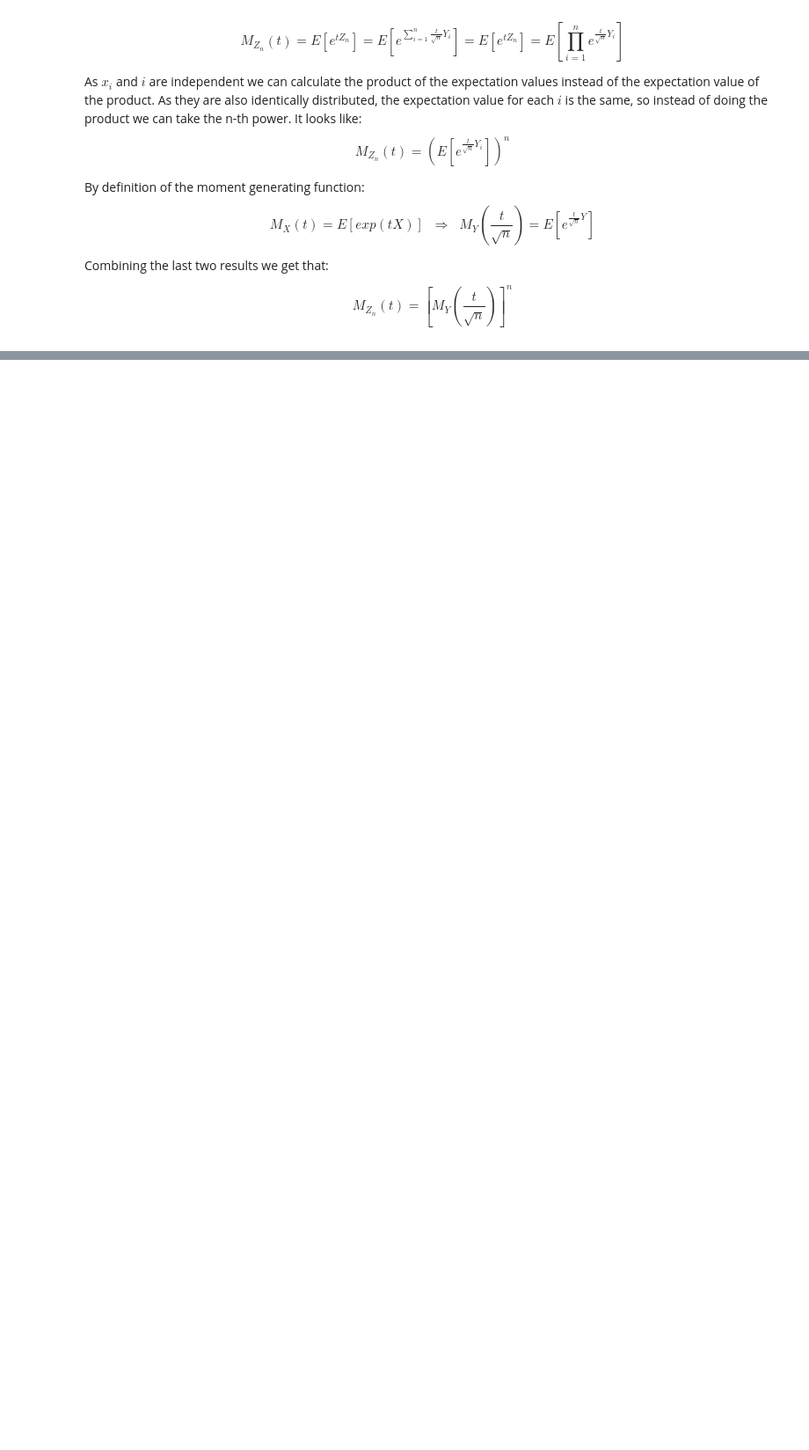
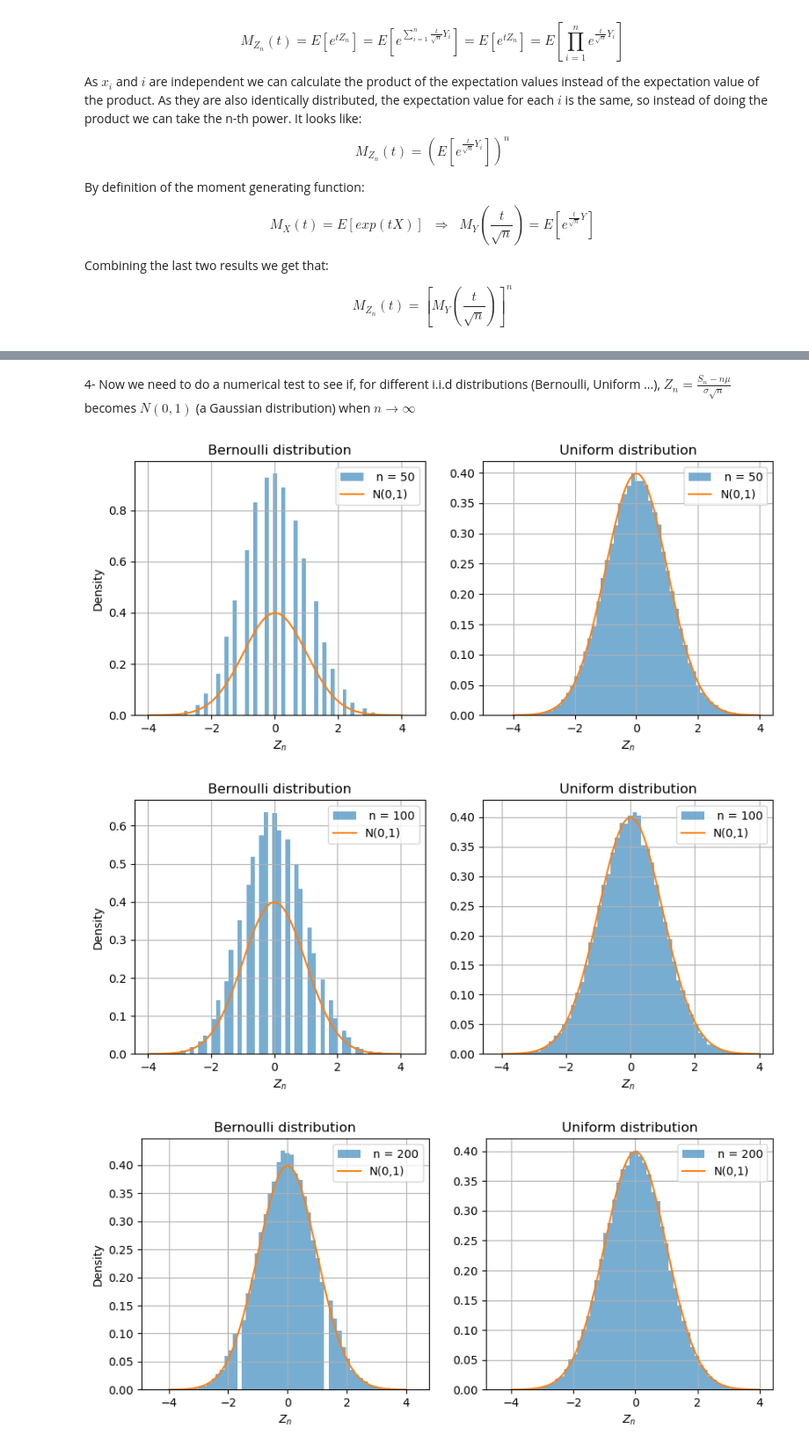
Before and after one commit to teresa-p-l/Complex-Systems, a Jupyter notebook: entrega1/Homework1_TeresaPuyol.ipynb, the cells around one changed output, grey strips where cells are left out. Shown at 88% size. Cells and saved outputs as stored; diff of their text form; code cells hidden in the pictures; blank space fills up the shorter version.

```diff
--- a/entrega1/Homework1_TeresaPuyol.ipynb
+++ b/entrega1/Homework1_TeresaPuyol.ipynb
@@ -247,0 +256,54 @@ $$\lim_{n\to\infty} M_{Z_n}(t) =\lim_{n\to\infty} (1 + \frac{t^2}{2})^n = e^{t^2
+# %% [markdown]
+4- Now we need to do a numerical test to see if, for different i.i.d distributions (Bernoulli, Uniform ...), $ Z_n = \frac{S_n - n\mu}{\sigma \sqrt{n}}$ becomes $N(0,1)$ (a Gaussian distribution) when $n \to \infty$
+# %%
+import numpy as np
+import matplotlib.pyplot as plt
+from scipy.stats import norm
+
+
+samples = 50000
+n = [50, 100, 200]
+
+
+for i in range(len(n)):
+    # 1. Bernoulli distribution
+    p = 0.3
+    X = np.random.binomial(1, p, size=(samples, n[i]))
+    sigma = np.sqrt(p*(1-p))
+    S = np.sum(X, axis=1)
+    Z = (S - n[i]*p)/(sigma*np.sqrt(n[i]))
+
+    x = np.linspace(-4, 4, 400)
+
+    plt.figure(figsize=(10,4))
+    plt.subplot(1,2,1)
+    plt.hist(Z, bins=60, density=True, alpha=0.6, label=rf' n = {n[i]}')
+    plt.plot(x, norm.pdf(x), label='N(0,1)')
+    plt.title('Bernoulli distribution')
+    plt.xlabel(r'$Z_n$')
+    plt.ylabel('Density')
+    plt.legend()
+    plt.grid()
+
+    # 2. Uniform distribution
+    a, b = 0, 1
+    X = np.random.uniform(a, b, size=(samples, n[i]))
+    mu = (a+b)/2
+    sigma = np.sqrt((b-a)**2/12)
+    S = np.sum(X, axis=1)
+    Z = (S - n[i]*mu)/(sigma*np.sqrt(n[i]))
+
+    plt.subplot(1,2,2)
+    plt.hist(Z, bins=60, density=True, alpha=0.6, label=rf' n = {n[i]}')
+    plt.plot(x, norm.pdf(x), label='N(0,1)')
+    plt.title('Uniform distribution')
+    plt.xlabel(r'$Z_n$')
+    plt.legend()
+    plt.grid()
+
+
+plt.show()
+# %% [output]
+[figure, added]
+[figure, added]
+[figure, added]
```
Also changed, not shown: parts of 3 cells of this notebook, 8 other files.
